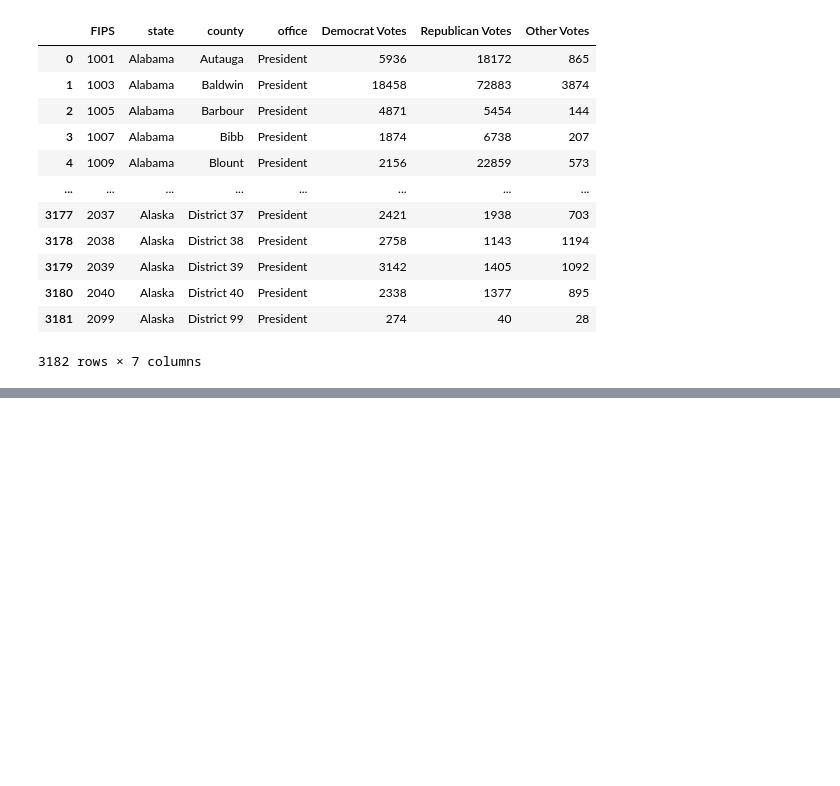
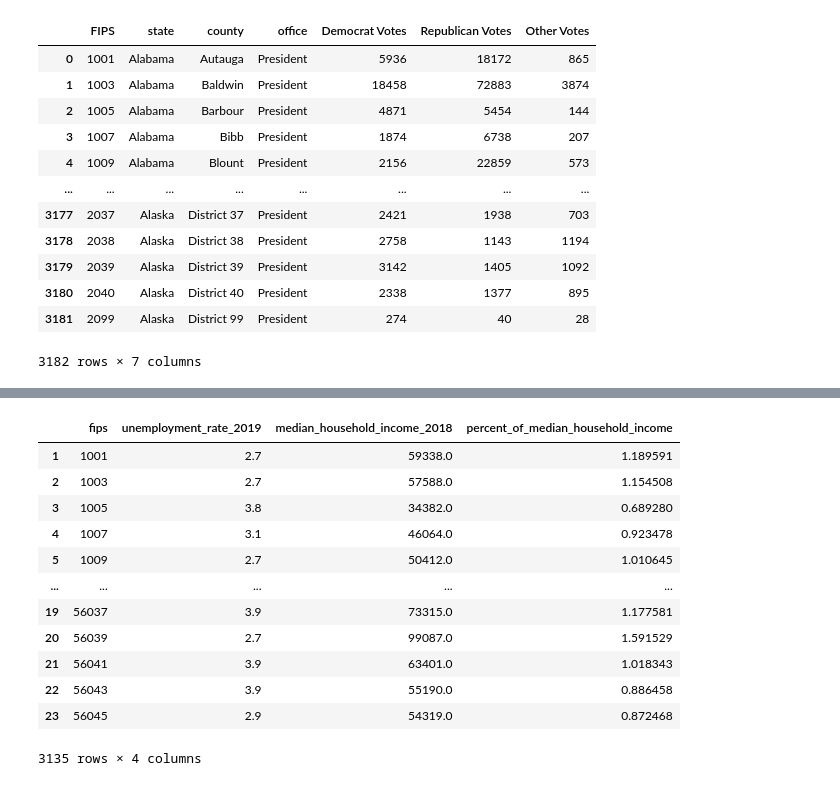
Before and after one commit to lewisaaronpaul/ETL_Proposal_Team_ETL_06, a Jupyter notebook: ETL Project - Neil.ipynb, the cells around one changed output, grey strips where cells are left out. Drawn from its saved outputs; the diff is of its cells as text; code cells hidden in the pictures; blank space fills up the shorter version.

```diff
--- a/ETL Project - Neil.ipynb
+++ b/ETL Project - Neil.ipynb
@@ -419,0 +451,22 @@ all_parties_cleaned2
+# %%
+## county_unemployment table
+
+county_unemployment_df2 = county_unemployment_df[['FIPS','Latest Annual Unemployment Rate (2019)','Median Household Income (2018)','% of State Median HH Income']]
+
+county_unemployment = county_unemployment_df2.rename(columns={'FIPS':'fips','Latest Annual Unemployment Rate (2019)':'unemployment_rate_2019','Median Household Income (2018)':'median_household_income_2018','% of State Median HH Income':'percent_of_median_household_income'})
+
+county_unemployment
+# %% [output]
+|  | fips | unemployment_rate_2019 | median_household_income_2018 | percent_of_median_household_income |
+| 1 | 1001 | 2.7 | 59338.0 | 1.189591 |
+| 2 | 1003 | 2.7 | 57588.0 | 1.154508 |
+| 3 | 1005 | 3.8 | 34382.0 | 0.689280 |
+| 4 | 1007 | 3.1 | 46064.0 | 0.923478 |
+| 5 | 1009 | 2.7 | 50412.0 | 1.010645 |
+| ... | ... | ... | ... | ... |
+| 19 | 56037 | 3.9 | 73315.0 | 1.177581 |
+| 20 | 56039 | 2.7 | 99087.0 | 1.591529 |
+| 21 | 56041 | 3.9 | 63401.0 | 1.018343 |
+| 22 | 56043 | 3.9 | 55190.0 | 0.886458 |
+| 23 | 56045 | 2.9 | 54319.0 | 0.872468 |
+3135 rows × 4 columns
```
Also changed, not shown: parts of 20 cells of this notebook, 4 other files.
